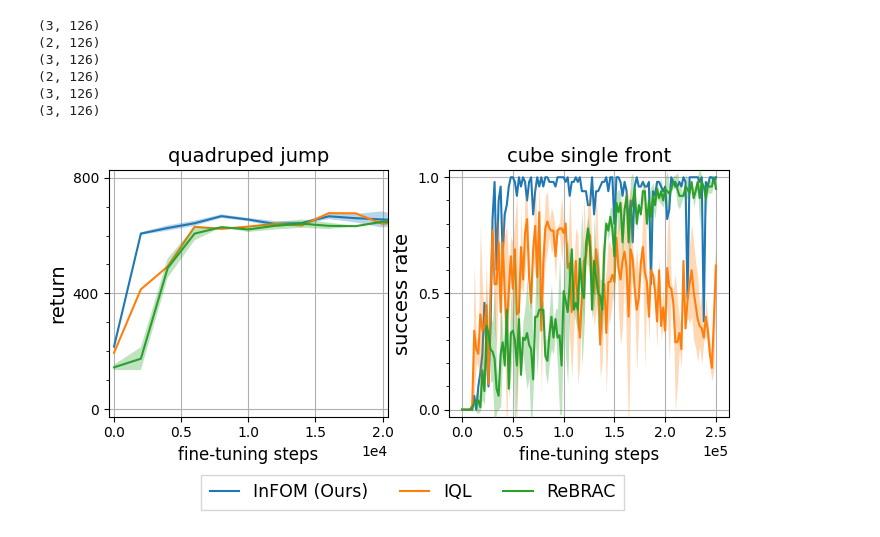
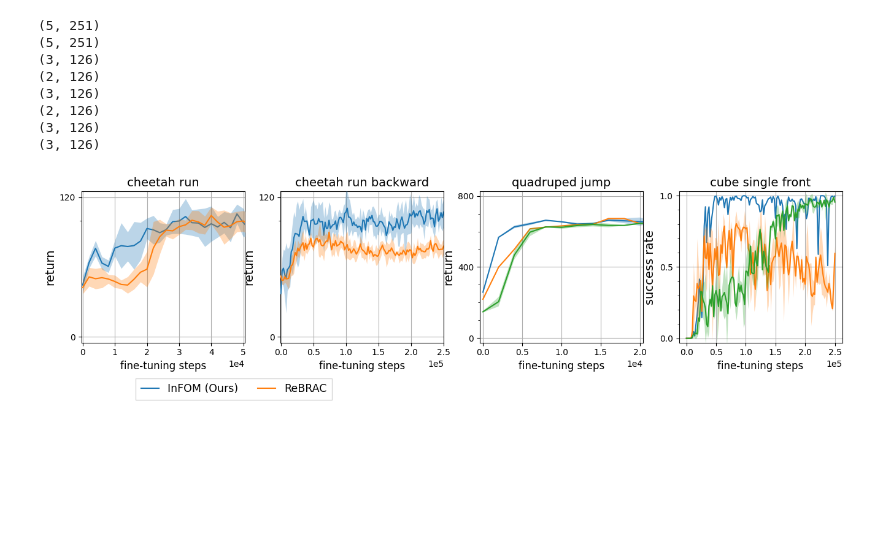
Before and after one commit to chongyi-zheng/ogbench, a Jupyter notebook: plot_scripts/convergence_speed_learning_curve.ipynb, the cells around one changed output. Cells and saved outputs as stored; diff of their text form; code cells hidden in the pictures; blank space fills up the shorter version.

Commit message:
submitit add offline2offline visual scripts

```diff
--- a/plot_scripts/convergence_speed_learning_curve.ipynb
+++ b/plot_scripts/convergence_speed_learning_curve.ipynb
@@ -29,8 +29,12 @@ def find_csv_files(log_dir, algos, filename) -> list[Path]:
 
 log_dir = "/n/fs/rl-chongyiz/exp_logs/ogbench_logs"
 algos = [
-    ("sarsa_ifql_offline2offline", "cheetah_run", "20250510_sarsa_ifql_vib_gpi_offline2offline_cheetah_run_obs_norm=normal_alpha=0.3_ft_size=500000_ft_steps=250000_eval_freq=1000_num_fg=16_actor_freq=4_expectile=0.9_actor_ln=False_kl_weight=0.05_latent_dim=128"),
+    ("sarsa_ifql_vib_gpi_offline2offline", "cheetah_run", "20250510_sarsa_ifql_vib_gpi_offline2offline_cheetah_run_obs_norm=normal_alpha=0.3_ft_size=500000_ft_steps=250000_eval_freq=1000_num_fg=16_actor_freq=4_expectile=0.9_actor_ln=False_kl_weight=0.05_latent_dim=128"),
     ("rebrac_offline2offline", "cheetah_run", "20250510_rebrac_offline2offline_cheetah_run_obs_norm_type=normal_alpha_actor=0.1_alpha_critic=0.1_ft_size=500000_ft_steps=250000_eval_freq=1000_actor_freq=4"),
+
+    ("sarsa_ifql_vib_gpi_offline2offline", "cheetah_run_backward", "20250510_sarsa_ifql_vib_gpi_offline2offline_cheetah_run_backward_obs_norm=normal_alpha=0.3_ft_size=500000_ft_steps=250000_eval_freq=1000_num_fg=16_actor_freq=4_expectile=0.9_actor_ln=False_kl_weight=0.05_latent_dim=128"),
+    ("rebrac_offline2offline", "cheetah_run_backward", "20250510_rebrac_offline2offline_cheetah_run_backward_obs_norm_type=normal_alpha_actor=0.1_alpha_critic=0.1_ft_size=500000_ft_steps=250000_eval_freq=1000_actor_freq=4"),
+
 
     ("sarsa_ifql_offline2offline", "quadruped_jump", "20250406_sarsa_ifql_offline2offline_quadruped_jump_obs_norm=normal_alpha=3.0_ft_size=500000_ft_steps=250000_eval_freq=2000_num_fg=16_actor_freq=4_expectile=0.75_q_agg=min_critic_fm_loss=sarsa_squared_reward=state_action_bc_pretrain"),
     ("iql_offline2offline", "quadruped_jump", "20250407_iql_offline2offline_quadruped_jump_obs_norm_type=normal_alpha=10.0_ft_size=500000_ft_steps=250000_eval_freq=2000_expectile=0.9_actor_freq=4"),
@@ -44,6 +48,7 @@ algos = [
 
 env_name_maps = {
     'cheetah_run': 'cheetah run',
+    'cheetah_run_backward': 'cheetah run backward',
     'quadruped_jump': 'quadruped jump',
     'walker_walk': 'walker walk',
     'cube-single-play-singletask-task2-v0': 'cube single front',
@@ -90,6 +95,9 @@ for env_name, env_csv_files in csv_files.items():
         if len(seed_data) == 1:
             print("Warning: only one random seed!")
 # %%
+print(algo_data['cheetah run']['InFOM (Ours)'].shape)
+print(algo_data['cheetah run']['ReBRAC'].shape)
+
 print(algo_data['quadruped jump']['InFOM (Ours)'].shape)
 print(algo_data['quadruped jump']['IQL'].shape)
 print(algo_data['quadruped jump']['ReBRAC'].shape)
@@ -98,6 +106,8 @@ print(algo_data['cube single front']['InFOM (Ours)'].shape)
 print(algo_data['cube single front']['IQL'].shape)
 print(algo_data['cube single front']['ReBRAC'].shape)
 # %% [output]
+(5, 251)
+(5, 251)
 (3, 126)
 (2, 126)
 (3, 126)
@@ -106,45 +116,61 @@ print(algo_data['cube single front']['ReBRAC'].shape)
 (3, 126)
 # %%
 # fig, axes = plt.subplots(1, 3, figsize=(12, 3.2), gridspec_kw=dict(wspace=0.16, hspace=0.5))
-fig, axes = plt.subplots(1, 2, figsize=(8., 3.2), gridspec_kw=dict(wspace=0.22, hspace=0.5))
+fig, axes = plt.subplots(1, 4, figsize=(16., 3.2), gridspec_kw=dict(wspace=0.22, hspace=0.5))
 
 for (env_name, env_data), ax in zip(algo_data.items(), axes):
     for algo, data in env_data.items():
-        x = data[0] - 1e6
-        y = data[1:]
-        y = gaussian_filter1d(y, 0.25)
+        if ax in [axes[0], axes[1]]:
+            x = data[0][::2] - 1e6
+            y = data[1:, ::2]
+        else:
+            x = data[0] - 1e6
+            y = data[1:]
+        y = gaussian_filter1d(y, 0.5)
         y_mean = np.mean(y, axis=0)
         y_std = np.std(y, axis=0, ddof=1)
 
         l, = ax.plot(x, y_mean, label=algo, zorder=3)
         ax.fill_between(x, y_mean - y_std, y_mean + y_std, alpha=0.3, lw=0, color=l.get_color(), zorder=3)
 
     if ax == axes[0]:
         ax.set_ylabel('return', fontsize=14)
-        ax.set_xlim([-4e2, 2e4 + 4e2])
-        ax.set_ylim([-25, 825])
-        ax.set_yticks([0, 400, 800])
+        ax.set_xlim([-4e2, 5e4 + 4e2])
+        ax.set_ylim([-5, 120 + 5])
+        ax.set_yticks([0, 120])
         ax.yaxis.set_minor_locator(MultipleLocator(100))
 
         ax.legend(bbox_to_anchor=(0.3, -0.2),
             loc="upper left", labelspacing=1, columnspacing=1.8075, fancybox=False,
             shadow=False, fontsize=12.5, borderpad=0.5, handlelength=1.7, ncol=3)
-    elif ax == axes[1]:
+    if ax == axes[1]:
+        ax.set_ylabel('return', fontsize=14)
+        ax.set_xlim([-4e2, 2.5e5 + 4e2])
+        ax.set_ylim([-5, 120 + 5])
+        ax.set_yticks([0, 120])
+        ax.yaxis.set_minor_locator(MultipleLocator(100))
+    if ax == axes[2]:
+        ax.set_ylabel('return', fontsize=14)
+        ax.set_xlim([-4e2, 2e4 + 4e2])
+        ax.set_ylim([-25, 825])
+        ax.set_yticks([0, 400, 800])
+        ax.yaxis.set_minor_locator(MultipleLocator(100))
+    elif ax == axes[3]:
         ax.set_ylabel('success rate', fontsize=14)
         ax.set_xlim([-1.25e4, 0.25e6 + 1.25e4])
         ax.set_ylim([-0.03, 1.0 + 0.03])
         ax.set_yticks([0.0, 0.5, 1.0])
         ax.yaxis.set_minor_locator(MultipleLocator(0.1))
 
     ax.set_title(env_name, fontsize=14)
     ax.set_xlabel('fine-tuning steps', fontsize=12)
     ax.ticklabel_format(axis='x', style='sci', scilimits=(0, 0))
 
     ax.grid(zorder=3)
 
 fig.tight_layout()
 filepath = "/u/cz8792/research/ogbench/plot_scripts/figures/convergence_speed_ablation_lc.pdf"
 fig.savefig(filepath, dpi=150, bbox_inches="tight")
 plt.show()
 # %% [output]
-[figure, old version]
+[figure, new version]
```
Also changed, not shown: 7 other files.
